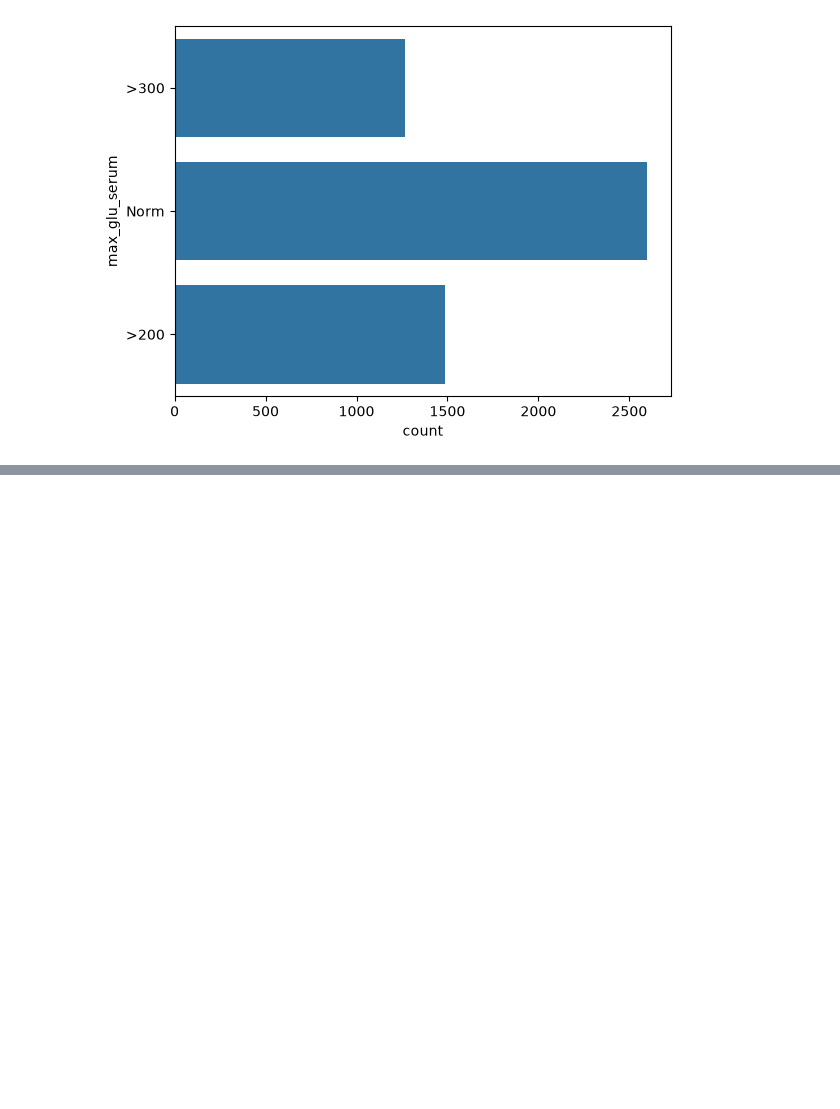
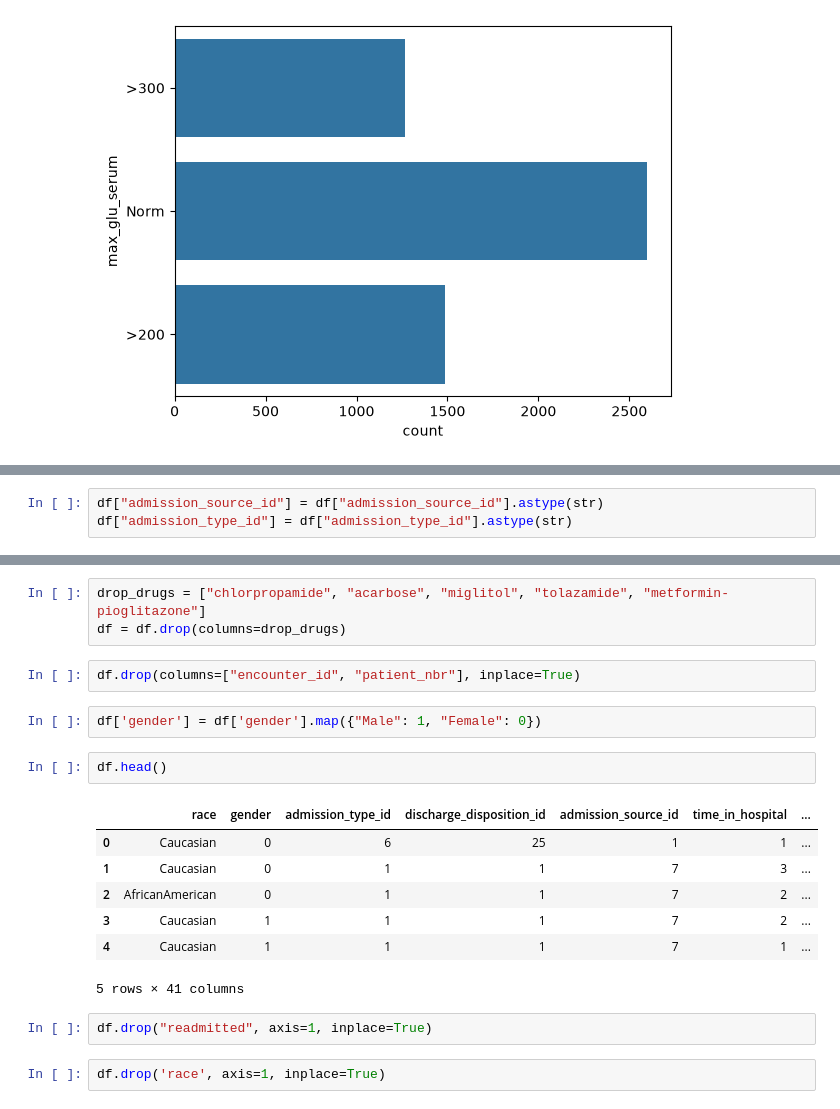
Before and after one commit to bhumitsingh856-cyber/Readmission-Risk-Planner, a Jupyter notebook: model/notebook/eda.ipynb, the cells around one changed output, grey strips where cells are left out. Saved outputs shown, nothing was run; the diff lists cells and outputs as text; blank space fills up the shorter version.

```diff
--- a/model/notebook/eda.ipynb
+++ b/model/notebook/eda.ipynb
@@ -156,0 +360,3 @@ sns.countplot(y=df['max_glu_serum'])
+# %%
+df["admission_source_id"] = df["admission_source_id"].astype(str)
+df["admission_type_id"] = df["admission_type_id"].astype(str)
@@ -156,0 +532,21 @@ sns.countplot(y=df['max_glu_serum'])
+# %%
+drop_drugs = ["chlorpropamide", "acarbose", "miglitol", "tolazamide", "metformin-pioglitazone"]
+df = df.drop(columns=drop_drugs)
+# %%
+df.drop(columns=["encounter_id", "patient_nbr"], inplace=True)
+# %%
+df['gender'] = df['gender'].map({"Male": 1, "Female": 0})
+# %%
+df.head()
+# %% [output]
+|  | race | gender | admission_type_id | discharge_disposition_id | admission_source_id | time_in_hospital | ... |
+| 0 | Caucasian | 0 | 6 | 25 | 1 | 1 | ... |
+| 1 | Caucasian | 0 | 1 | 1 | 7 | 3 | ... |
+| 2 | AfricanAmerican | 0 | 1 | 1 | 7 | 2 | ... |
+| 3 | Caucasian | 1 | 1 | 1 | 7 | 2 | ... |
+| 4 | Caucasian | 1 | 1 | 1 | 7 | 1 | ... |
+5 rows × 41 columns
+# %%
+df.drop("readmitted", axis=1, inplace=True)
+# %%
+df.drop('race', axis=1, inplace=True)
```
Also changed, not shown: parts of 52 cells of this notebook.
